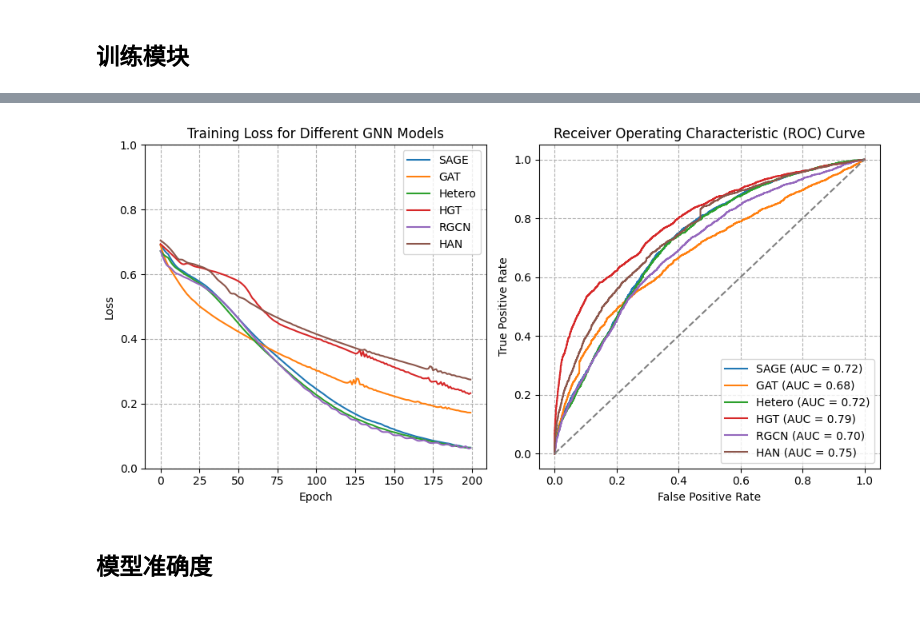
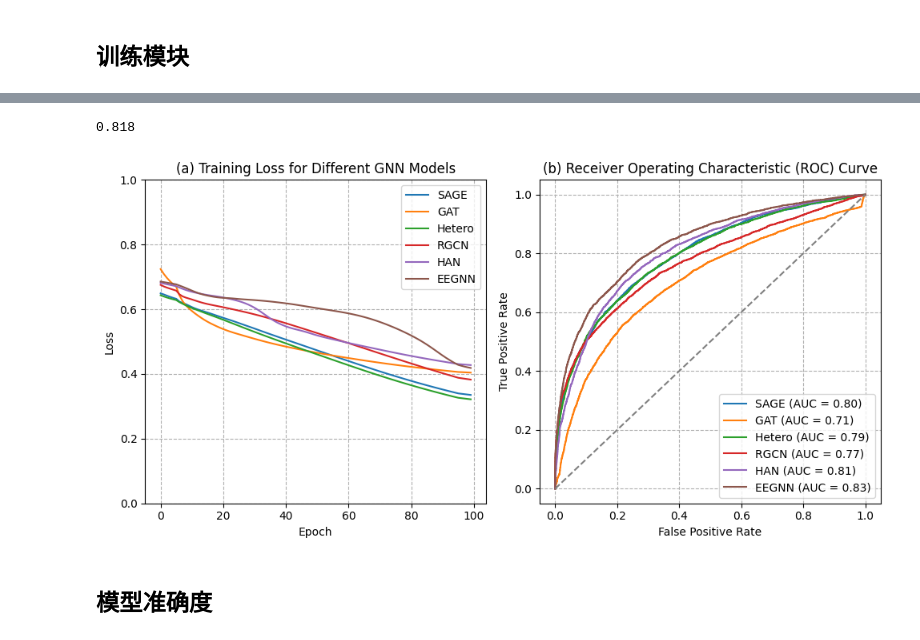
Before and after one commit to MMHHRR/social_segregation, a Jupyter notebook: graph_seg.ipynb, the cells around one changed output, grey strips where cells are left out. Drawn from its saved outputs; the diff is of its cells as text; code cells hidden in the pictures.

```diff
--- a/graph_seg.ipynb
+++ b/graph_seg.ipynb
@@ -575,8 +667,8 @@ def train_model(model, train_data, optimizer, criterion, num_epochs):
             print(f'Epoch: {epoch:03d}, Loss: {loss:.4f}')
     return losses, model
 
-# gnn_types = ['SAGE', 'GAT', 'Hetero', 'HGT', 'RGCN', 'HAN']
-gnn_types = ['HGT']
+# gnn_types = ['SAGE', 'GAT', 'HGCNN', 'RGCN', 'HAN', 'EEGNN']
+gnn_types = ['HG-SM']
 all_losses = {}
 all_models = {}
 
@@ -585,7 +677,7 @@ for gnn_type in gnn_types:
     model = Model(graph=train_data, hidden_channels=64, out_channels=64, gnn_type=gnn_type, consider_user_user=True)
     optimizer = torch.optim.Adam(model.parameters(), lr=0.001, weight_decay=1e-5)
     criterion = torch.nn.BCEWithLogitsLoss()
-    losses, trained_model = train_model(model, train_data, optimizer, criterion, 200)
+    losses, trained_model = train_model(model, train_data, optimizer, criterion, 100)
     all_losses[gnn_type] = losses
     all_models[gnn_type] = trained_model
 # %% [output]
@@ -609,3 +695,16 @@ Epoch: 200, Loss: 0.2400
+# %%
+from sklearn.metrics import roc_auc_score
+
+for gnn_type, model in all_models.items():
+    model.eval()
+    with torch.no_grad():
+        pred = model(test_data)
+        pred = pred.cpu().numpy()
+        target = test_data["user", "to", "place"].edge_label.cpu().numpy()
+        auc = roc_auc_score(target, pred)
+        print(f'{auc:.3f}')
+# %% [output]
+0.818
 # %%
 import numpy as np
 import matplotlib.pyplot as plt
@@ -620,51 +719,50 @@ plt.figure(figsize=(10, 5))
 plt.subplot(1, 2, 1)
 
 window_size = 10  # 移动平均窗口大小，可以根据需要调整
-smooth_models = ['Hetero', 'SAGE']  # 指定需要平滑的模型名称
+excluded_model = 'HGT'  # 指定要排除的模型名称
 
 for gnn_type, losses in all_losses.items():
-    if gnn_type in smooth_models:
+    if gnn_type != excluded_model:
         losses_series = pd.Series(losses)
         smoothed_losses = losses_series.rolling(window=window_size, center=True, min_periods=1).mean()
         plt.plot(smoothed_losses, label=f'{gnn_type}')
-    else:
-        plt.plot(losses, label=gnn_type)
 
 plt.ylim(0, 1)  # 您可以根据需要调整这里的值
 plt.xlabel('Epoch')
 plt.ylabel('Loss')
-plt.title('Training Loss for Different GNN Models')
+plt.title('(a) Training Loss for Different GNN Models')
 plt.legend()
 plt.grid(True, linestyle="--")
 
 
 # 计算和绘制ROC曲线
 plt.subplot(1, 2, 2)
 for gnn_type, model in all_models.items():
-    model.eval()
-    with torch.no_grad():
-        pred = model(test_data)
-        target = test_data["user", "to", "place"].edge_label
-        pred_np = pred.cpu().numpy()
-        target_np = target.cpu().numpy()
+    if gnn_type != excluded_model:
+        model.eval()
+        with torch.no_grad():
+            pred = model(test_data)
+            target = test_data["user", "to", "place"].edge_label
+            pred_np = pred.cpu().numpy()
+            target_np = target.cpu().numpy()
 
-        fpr, tpr, _ = roc_curve(target_np, pred_np)
-        roc_auc = auc(fpr, tpr)
+            fpr, tpr, _ = roc_curve(target_np, pred_np)
+            roc_auc = auc(fpr, tpr)
 
-        plt.plot(fpr, tpr, label=f'{gnn_type} (AUC = {roc_auc:.2f})')
+            plt.plot(fpr, tpr, label=f'{gnn_type} (AUC = {roc_auc:.2f})')
 
 plt.plot([0, 1], [0, 1], color='gray', linestyle='--')
 plt.xlabel('False Positive Rate')
 plt.ylabel('True Positive Rate')
-plt.title('Receiver Operating Characteristic (ROC) Curve')
+plt.title('(b) Receiver Operating Characteristic (ROC) Curve')
 plt.legend(loc="lower right")
 plt.grid(True, linestyle="--")
 
 plt.tight_layout()
-# plt.savefig(r"D:\研究生\03Phd\segregation\shanghai\fig3.jpg", dpi=600, bbox_inches='tight')
+plt.savefig(r"D:\研究生\03Phd\segregation\shanghai\fig3.jpg", dpi=600, bbox_inches='tight')
 plt.show()
 # %% [output]
-[figure, old version]
+[figure, new version]
 # %% [markdown]
 ## 模型准确度
 # %%
```
Also changed, not shown: parts of 40 cells of this notebook.
